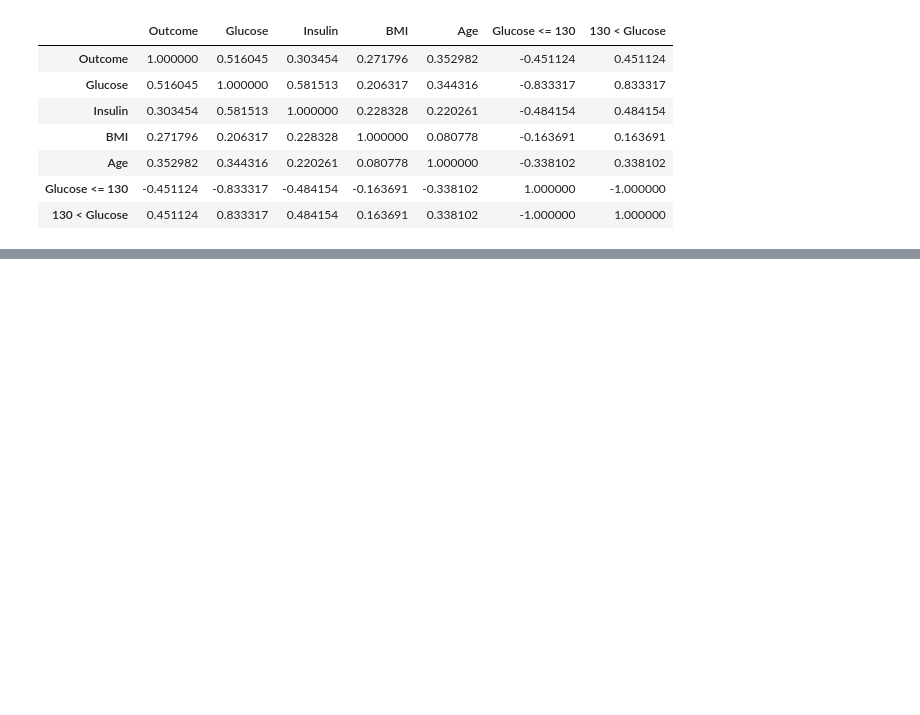
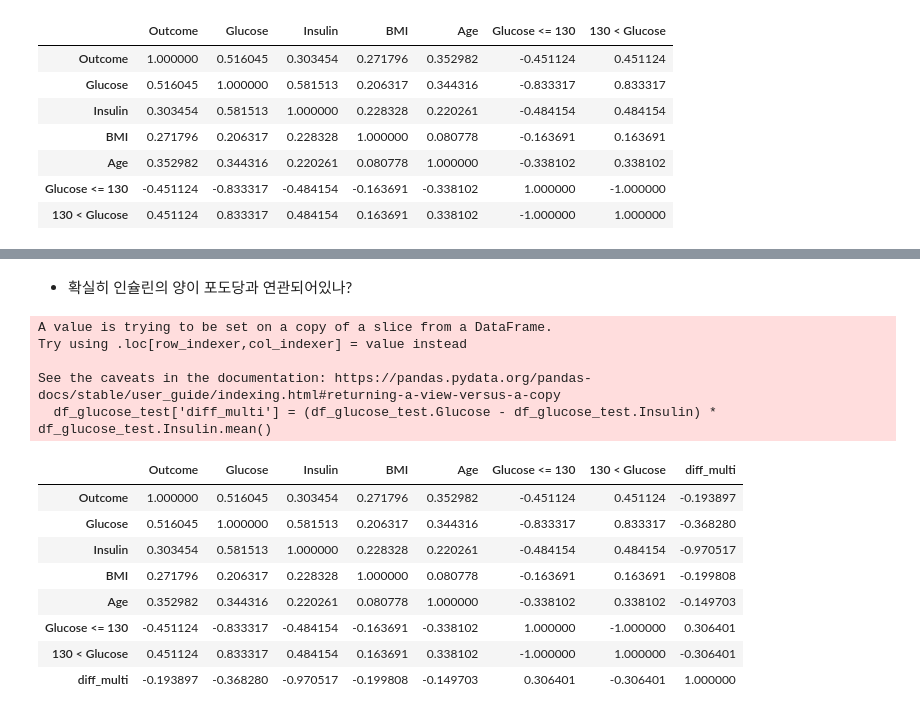
Before and after one commit to deeptudy/kaggle-pima_indians_diabetes, a Jupyter notebook: main.ipynb, the cells around one changed output, grey strips where cells are left out. Cells and saved outputs as stored; diff of their text form; code cells hidden in the pictures; blank space fills up the shorter version.

```diff
--- a/main.ipynb
+++ b/main.ipynb
@@ -312,0 +359,28 @@ df_glucose.loc[df_glucose.Insulin != 0].corr()
+# %% [markdown]
+- 확실히 인슐린의 양이 포도당과 연관되어있나?
+# %%
+# test = df_glucose_test.apply(
+#   dataframe_apply_func_axis_1(
+#     greater_than={'diff_glc_insln': 80},
+#     do_when_true={'diff_glc_insln_huge': 1},
+#     do_when_false={'diff_glc_insln_huge': 0},
+#   ),
+#   axis=1
+# )
+df_glucose_test['diff_multi'] = (df_glucose_test.Glucose - df_glucose_test.Insulin) * df_glucose_test.Insulin.mean()
+df_glucose_test.corr()
+# %% [output]
+A value is trying to be set on a copy of a slice from a DataFrame.
+Try using .loc[row_indexer,col_indexer] = value instead
+
+See the caveats in the documentation: https://pandas.pydata.org/pandas-docs/stable/user_guide/indexing.html#returning-a-view-versus-a-copy
+  df_glucose_test['diff_multi'] = (df_glucose_test.Glucose - df_glucose_test.Insulin) * df_glucose_test.Insulin.mean()
+|  | Outcome | Glucose | Insulin | BMI | Age | Glucose <= 130 | 130 < Glucose | diff_multi |
+| Outcome | 1.000000 | 0.516045 | 0.303454 | 0.271796 | 0.352982 | -0.451124 | 0.451124 | -0.193897 |
+| Glucose | 0.516045 | 1.000000 | 0.581513 | 0.206317 | 0.344316 | -0.833317 | 0.833317 | -0.368280 |
+| Insulin | 0.303454 | 0.581513 | 1.000000 | 0.228328 | 0.220261 | -0.484154 | 0.484154 | -0.970517 |
+| BMI | 0.271796 | 0.206317 | 0.228328 | 1.000000 | 0.080778 | -0.163691 | 0.163691 | -0.199808 |
+| Age | 0.352982 | 0.344316 | 0.220261 | 0.080778 | 1.000000 | -0.338102 | 0.338102 | -0.149703 |
+| Glucose <= 130 | -0.451124 | -0.833317 | -0.484154 | -0.163691 | -0.338102 | 1.000000 | -1.000000 | 0.306401 |
+| 130 < Glucose | 0.451124 | 0.833317 | 0.484154 | 0.163691 | 0.338102 | -1.000000 | 1.000000 | -0.306401 |
+| diff_multi | -0.193897 | -0.368280 | -0.970517 | -0.199808 | -0.149703 | 0.306401 | -0.306401 | 1.000000 |
```
Also changed, not shown: parts of 9 cells of this notebook.
